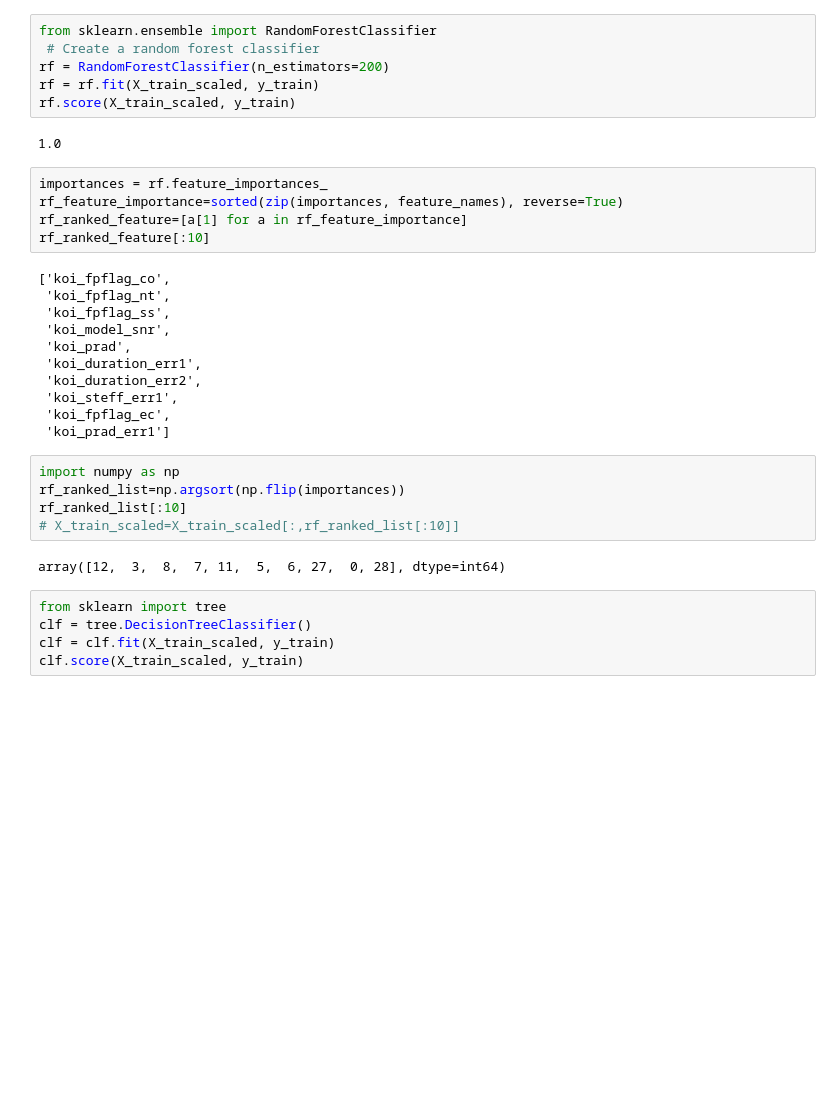
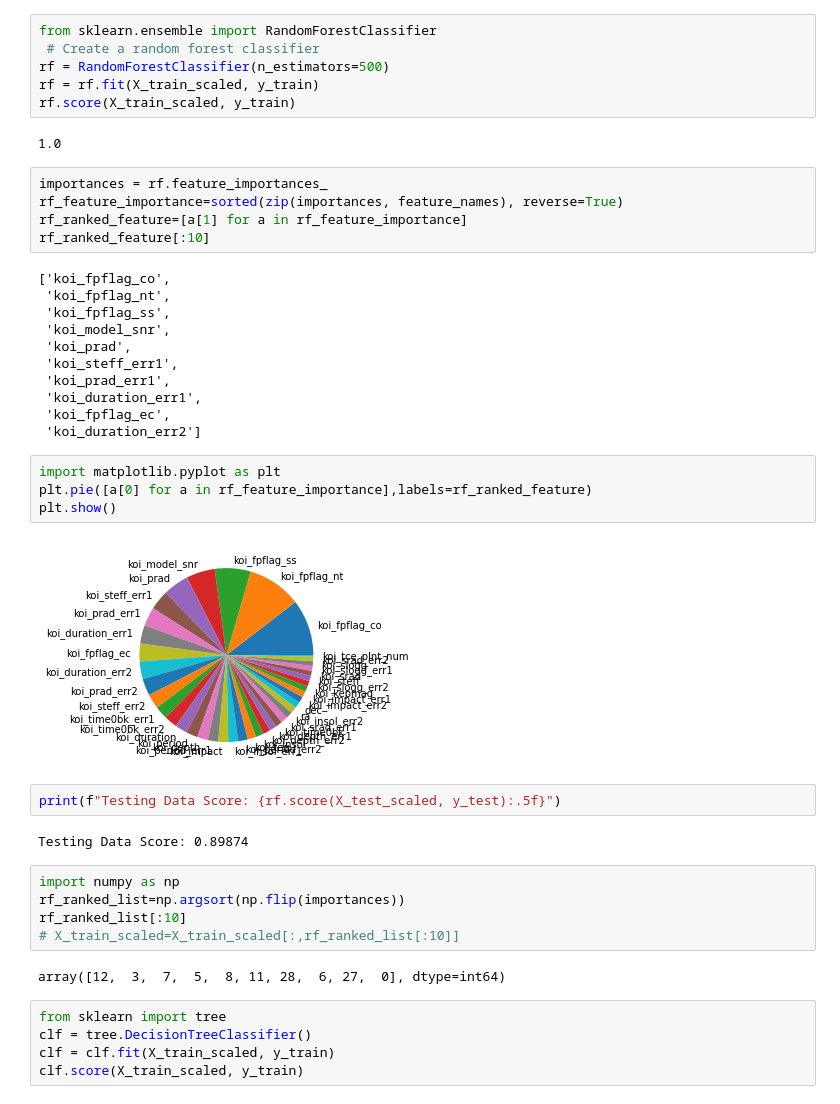
Before and after one commit to yang5hi/machine-learning-basics, a Jupyter notebook: svm_model/svm_model.ipynb, the cells around one changed output. Drawn from its saved outputs; the diff is of its cells as text; blank space fills up the shorter version.

Commit message:
pie chart

```diff
--- a/svm_model/svm_model.ipynb
+++ b/svm_model/svm_model.ipynb
@@ -109,7 +109,7 @@ X_test_scaled = X_scaler.transform(X_test)
 # %%
 from sklearn.ensemble import RandomForestClassifier
  # Create a random forest classifier
-rf = RandomForestClassifier(n_estimators=200)
+rf = RandomForestClassifier(n_estimators=500)
 rf = rf.fit(X_train_scaled, y_train)
 rf.score(X_train_scaled, y_train)
 # %% [output]
@@ -125,18 +125,28 @@ rf_ranked_feature[:10]
  'koi_fpflag_ss',
  'koi_model_snr',
  'koi_prad',
+ 'koi_steff_err1',
+ 'koi_prad_err1',
  'koi_duration_err1',
- 'koi_duration_err2',
- 'koi_steff_err1',
  'koi_fpflag_ec',
- 'koi_prad_err1']
+ 'koi_duration_err2']
+# %%
+import matplotlib.pyplot as plt
+plt.pie([a[0] for a in rf_feature_importance],labels=rf_ranked_feature)
+plt.show()
+# %% [output]
+[figure, added]
+# %%
+print(f"Testing Data Score: {rf.score(X_test_scaled, y_test):.5f}")
+# %% [output]
+Testing Data Score: 0.89874
 # %%
 import numpy as np
 rf_ranked_list=np.argsort(np.flip(importances))
 rf_ranked_list[:10]
 # X_train_scaled=X_train_scaled[:,rf_ranked_list[:10]]
 # %% [output]
-array([12,  3,  8,  7, 11,  5,  6, 27,  0, 28], dtype=int64)
+array([12,  3,  7,  5,  8, 11, 28,  6, 27,  0], dtype=int64)
 # %%
 from sklearn import tree
 clf = tree.DecisionTreeClassifier()
```
Also changed, not shown: parts of 2 cells of this notebook, 2 other files.
